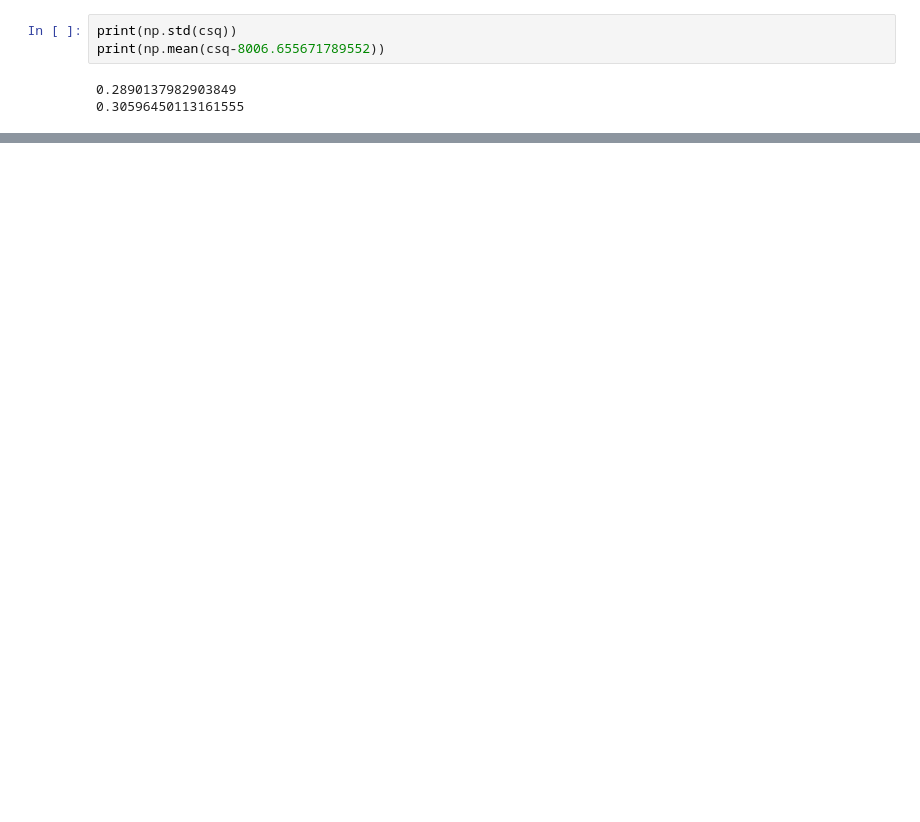
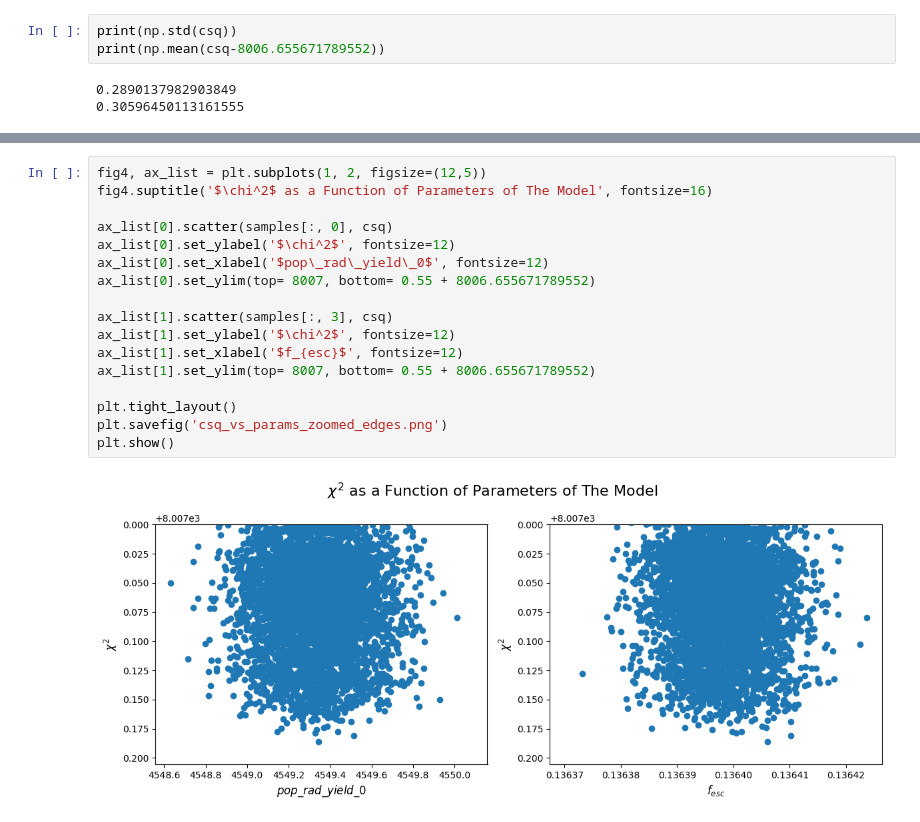
Before and after one commit to aryana-haghjoo/My-Project, a Jupyter notebook: code_final/edges/samples_plots.ipynb, the cells around one changed output, grey strips where cells are left out. Saved outputs shown, nothing was run; the diff lists cells and outputs as text; blank space fills up the shorter version.

```diff
--- a/code_final/edges/samples_plots.ipynb
+++ b/code_final/edges/samples_plots.ipynb
@@ -108,0 +112,19 @@ plt.show()
+# %%
+fig4, ax_list = plt.subplots(1, 2, figsize=(12,5))
+fig4.suptitle('$\chi^2$ as a Function of Parameters of The Model', fontsize=16)
+
+ax_list[0].scatter(samples[:, 0], csq)
+ax_list[0].set_ylabel('$\chi^2$', fontsize=12)
+ax_list[0].set_xlabel('$pop\_rad\_yield\_0$', fontsize=12)
+ax_list[0].set_ylim(top= 8007, bottom= 0.55 + 8006.655671789552)
+
+ax_list[1].scatter(samples[:, 3], csq)
+ax_list[1].set_ylabel('$\chi^2$', fontsize=12)
+ax_list[1].set_xlabel('$f_{esc}$', fontsize=12)
+ax_list[1].set_ylim(top= 8007, bottom= 0.55 + 8006.655671789552)
+
+plt.tight_layout()
+plt.savefig('csq_vs_params_zoomed_edges.png')
+plt.show()
+# %% [output]
+[figure, added]
```
Also changed, not shown: parts of 3 cells of this notebook, 51 other files.
